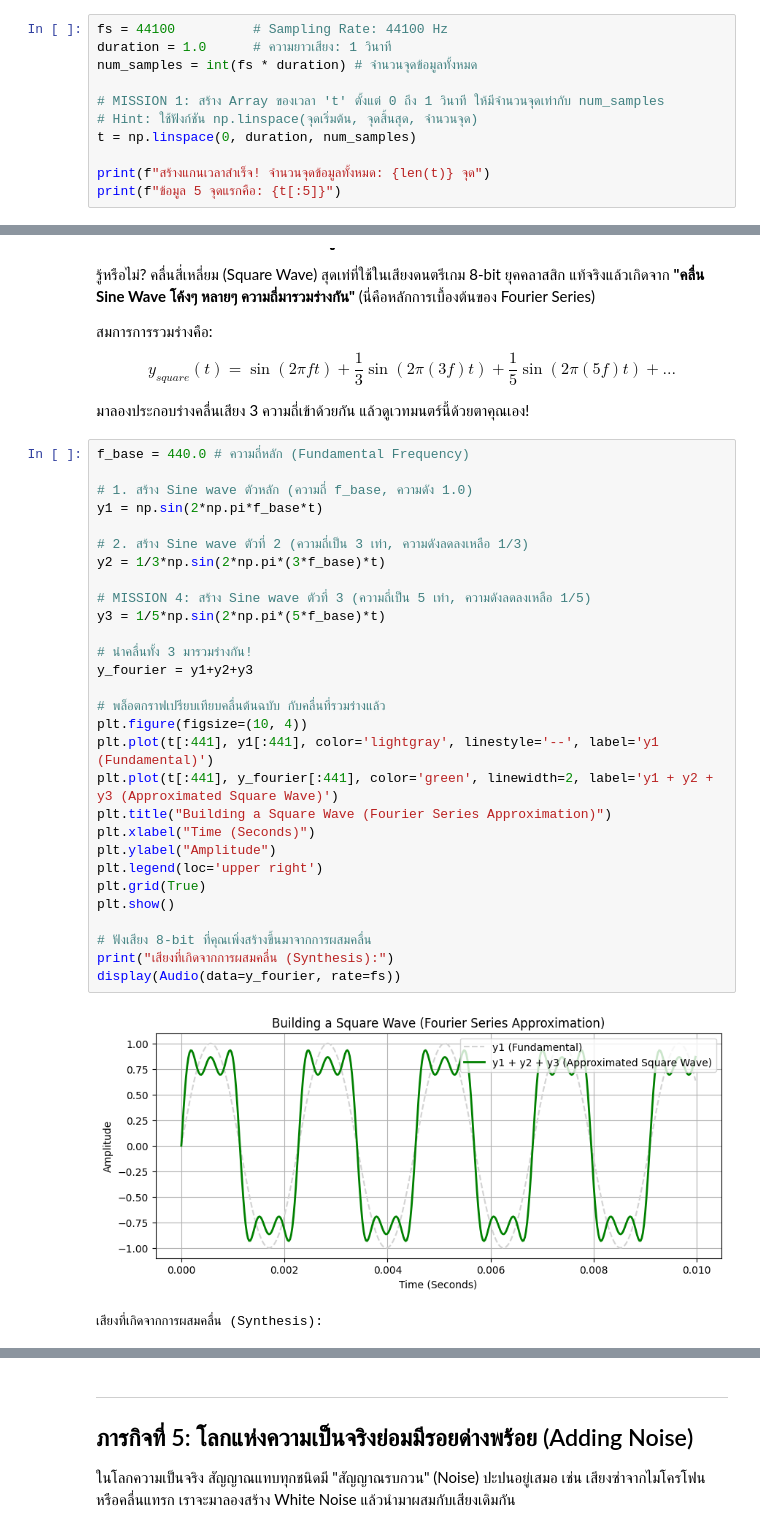
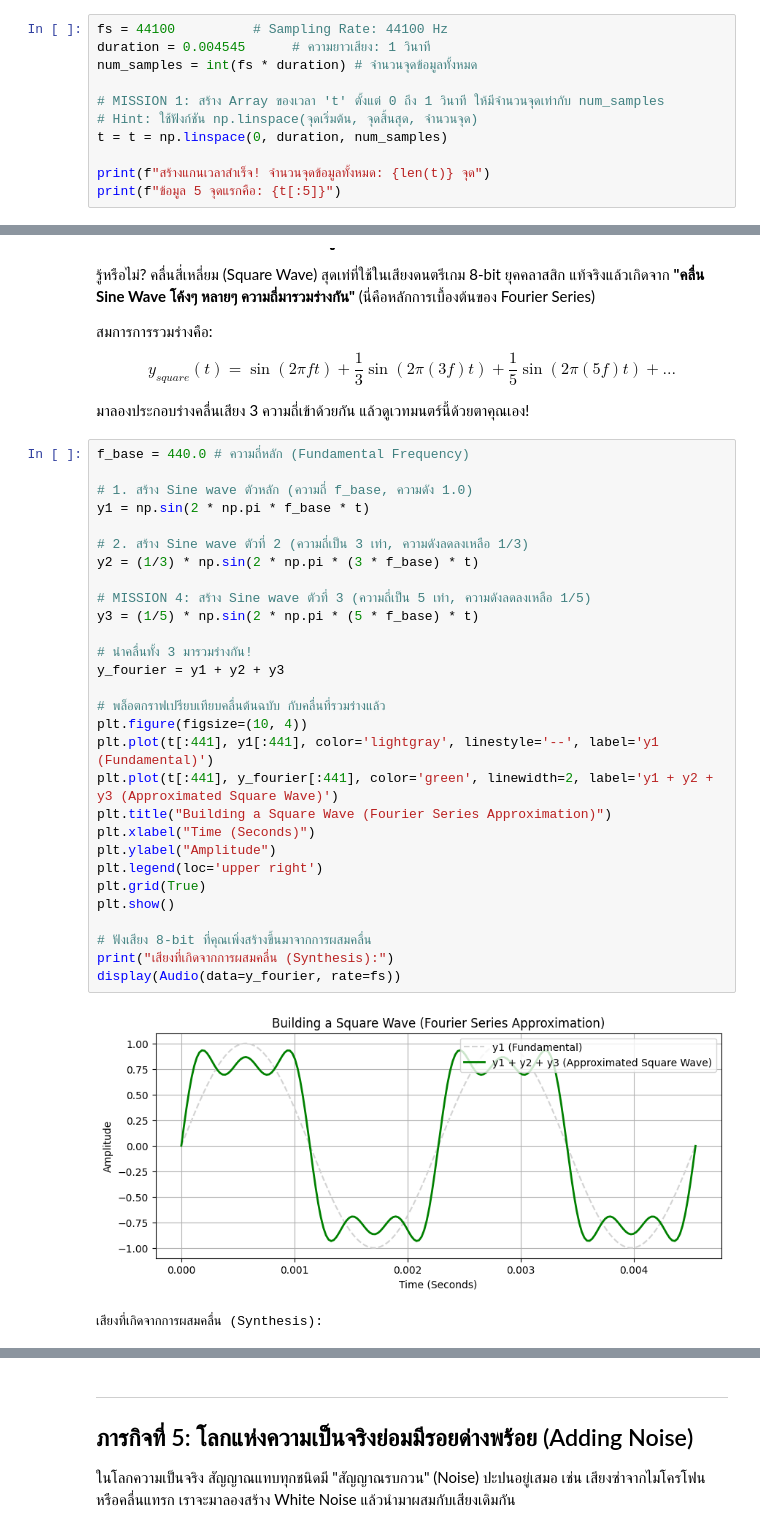
Before and after one commit to jirat40127-oss/DSP-Labs, a Jupyter notebook: Lab01_HelloDSP.ipynb, the cells around one changed output, grey strips where cells are left out. Drawn from its saved outputs; the diff is of its cells as text.

```diff
--- a/Lab01_HelloDSP.ipynb
+++ b/Lab01_HelloDSP.ipynb
@@ -29,12 +29,12 @@ Libraries imported successfully! พร้อมลุยภารกิจต
 * **Duration:** ความยาวของเสียงที่เราต้องการ (วินาที)
 # %%
 fs = 44100          # Sampling Rate: 44100 Hz
-duration = 1.0      # ความยาวเสียง: 1 วินาที
+duration = 0.004545      # ความยาวเสียง: 1 วินาที
 num_samples = int(fs * duration) # จำนวนจุดข้อมูลทั้งหมด
 
 # MISSION 1: สร้าง Array ของเวลา 't' ตั้งแต่ 0 ถึง 1 วินาที ให้มีจำนวนจุดเท่ากับ num_samples
 # Hint: ใช้ฟังก์ชัน np.linspace(จุดเริ่มต้น, จุดสิ้นสุด, จำนวนจุด)
-t = np.linspace(0, duration, num_samples)
+t = t = np.linspace(0, duration, num_samples)
 
 print(f"สร้างแกนเวลาสำเร็จ! จำนวนจุดข้อมูลทั้งหมด: {len(t)} จุด")
 print(f"ข้อมูล 5 จุดแรกคือ: {t[:5]}")
@@ -90,34 +92,34 @@ $$y_{square}(t) = \sin(2\pi f t) + \frac{1}{3}\sin(2\pi (3f) t) + \frac{1}{5}\si
 # %%
 f_base = 440.0 # ความถี่หลัก (Fundamental Frequency)
 
 # 1. สร้าง Sine wave ตัวหลัก (ความถี่ f_base, ความดัง 1.0)
-y1 = np.sin(2*np.pi*f_base*t)
+y1 = np.sin(2 * np.pi * f_base * t)
 
 # 2. สร้าง Sine wave ตัวที่ 2 (ความถี่เป็น 3 เท่า, ความดังลดลงเหลือ 1/3)
-y2 = 1/3*np.sin(2*np.pi*(3*f_base)*t)
+y2 = (1/3) * np.sin(2 * np.pi * (3 * f_base) * t)
 
 # MISSION 4: สร้าง Sine wave ตัวที่ 3 (ความถี่เป็น 5 เท่า, ความดังลดลงเหลือ 1/5)
-y3 = 1/5*np.sin(2*np.pi*(5*f_base)*t)
+y3 = (1/5) * np.sin(2 * np.pi * (5 * f_base) * t)
 
 # นำคลื่นทั้ง 3 มารวมร่างกัน!
-y_fourier = y1+y2+y3
+y_fourier = y1 + y2 + y3
 
 # พล็อตกราฟเปรียบเทียบคลื่นต้นฉบับ กับคลื่นที่รวมร่างแล้ว
 plt.figure(figsize=(10, 4))
 plt.plot(t[:441], y1[:441], color='lightgray', linestyle='--', label='y1 (Fundamental)')
 plt.plot(t[:441], y_fourier[:441], color='green', linewidth=2, label='y1 + y2 + y3 (Approximated Square Wave)')
 plt.title("Building a Square Wave (Fourier Series Approximation)")
 plt.xlabel("Time (Seconds)")
 plt.ylabel("Amplitude")
 plt.legend(loc='upper right')
 plt.grid(True)
 plt.show()
 
 # ฟังเสียง 8-bit ที่คุณเพิ่งสร้างขึ้นมาจากการผสมคลื่น
 print("เสียงที่เกิดจากการผสมคลื่น (Synthesis):")
 display(Audio(data=y_fourier, rate=fs))
 # %% [output]
-[figure, old version]
+[figure, new version]
 เสียงที่เกิดจากการผสมคลื่น (Synthesis):
 [interactive output not drawn]
 # %% [markdown]
```
Also changed, not shown: parts of 4 cells of this notebook.
